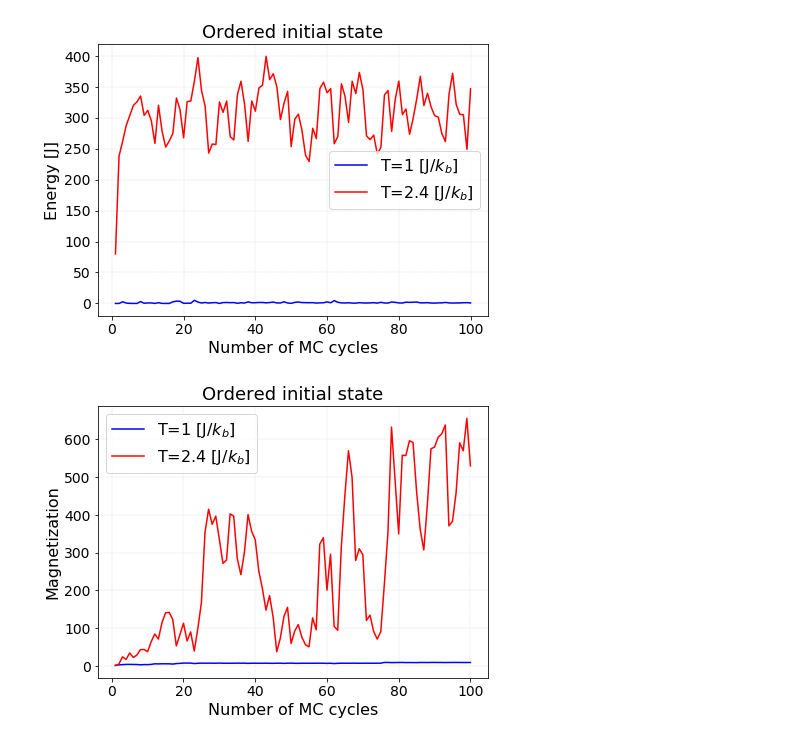
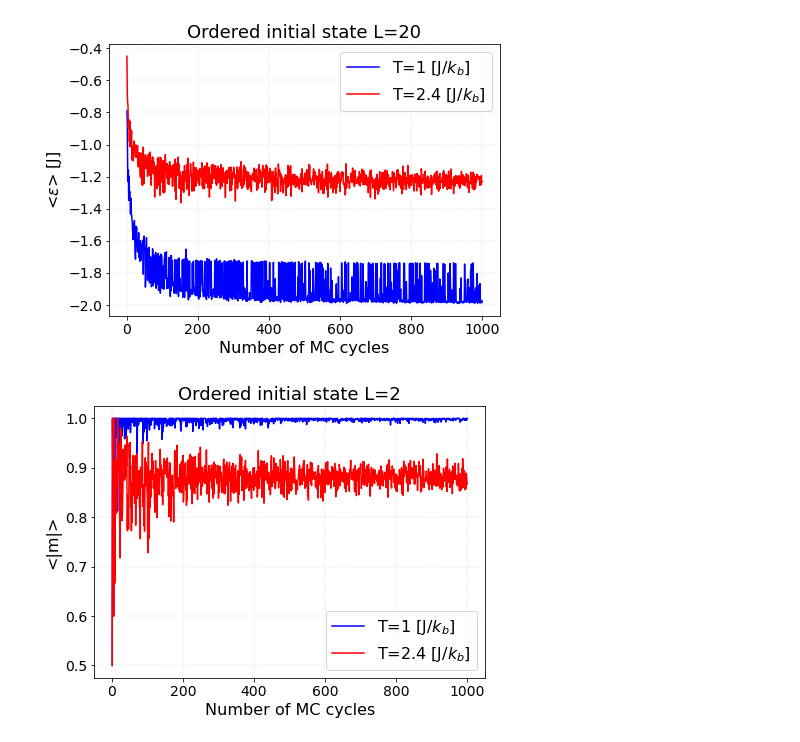
Before and after one commit to FrancescaFerrero/FYS3150, a Jupyter notebook: Project 4/prob_5_plot.ipynb, the cells around one changed output. Saved outputs shown, nothing was run; the diff lists cells and outputs as text; code cells hidden in the pictures.

```diff
--- a/Project 4/prob_5_plot.ipynb
+++ b/Project 4/prob_5_plot.ipynb
@@ -76,0 +129,12 @@ magn_2 = np.loadtxt("5a_ord_2.txt", usecols=2, dtype='double')
+# %%
+#ordered initial state
+#reading number of cycles, average energy and magnetization per particle L=20
+
+# T=1
+n_cycles_20_ord = np.loadtxt("5a_ord_1_20.txt", usecols=0, dtype='double')
+energy_1_20_ord = np.loadtxt("5a_ord_1_20.txt", usecols=1, dtype='double')
+magn_1_20_ord = np.loadtxt("5a_ord_1_20.txt", usecols=2, dtype='double')
+
+# T=2.4
+energy_2_20_ord = np.loadtxt("5a_ord_2_20.txt", usecols=1, dtype='double')
+magn_2_20_ord = np.loadtxt("5a_ord_2_20.txt", usecols=2, dtype='double')
@@ -77,36 +159,36 @@ magn_2 = np.loadtxt("5a_ord_2.txt", usecols=2, dtype='double')
 # %%
-# Plotting energies _ ordered initial state
-plt.plot(n_cycles, energy_1, color="blue",label="T=1 [J/$k_b$]")
-plt.plot(n_cycles, energy_2, color="red",label="T=2.4 [J/$k_b$]")
+# Plotting energies - ordered initial state L=20
+plt.plot(n_cycles_20_ord, energy_1_20_ord, color="blue",label="T=1 [J/$k_b$]")
+plt.plot(n_cycles_20_ord, energy_2_20_ord, color="red",label="T=2.4 [J/$k_b$]")
 
 # add axis labels and legend
 plt.xlabel("Number of MC cycles")
-plt.ylabel("Energy [J]")
+plt.ylabel("<$\epsilon$> [J]")
 plt.legend()
 
 # add grid
 plt.grid(linestyle = '--', linewidth = 0.2)
-plt.title("Ordered initial state")
+plt.title("Ordered initial state L=20")
 
 # save plot as pdf
-plt.savefig("Energy_ord.pdf")
+plt.savefig("Energy_ord_20.pdf")
 # %% [output]
-[figure, old version]
+[figure, new version]
 # %%
-# Plotting magnetiziation _ ordered initial state
-plt.plot(n_cycles, magn_1, color="blue",label="T=1 [J/$k_b$]")
-plt.plot(n_cycles, magn_2, color="red",label="T=2.4 [J/$k_b$]")
+# Plotting magnetiziation - ordered initial state L=2
+plt.plot(n_cycles_ord, magn_1_ord, color="blue",label="T=1 [J/$k_b$]")
+plt.plot(n_cycles_ord, magn_2_ord, color="red",label="T=2.4 [J/$k_b$]")
 
 # add axis labels and legend
 plt.xlabel("Number of MC cycles")
-plt.ylabel("Magnetization")
+plt.ylabel("<|m|>")
 plt.legend()
 
 # add grid
 plt.grid(linestyle = '--', linewidth = 0.2)
-plt.title("Ordered initial state")
+plt.title("Ordered initial state L=2")
 
 # save plot as pdf
-plt.savefig("magn_ord.pdf")
+plt.savefig("magn_ord_2.pdf")
 # %% [output]
-[figure, old version]
+[figure, new version]
```
Also changed, not shown: parts of 12 cells of this notebook, 9 other files.
